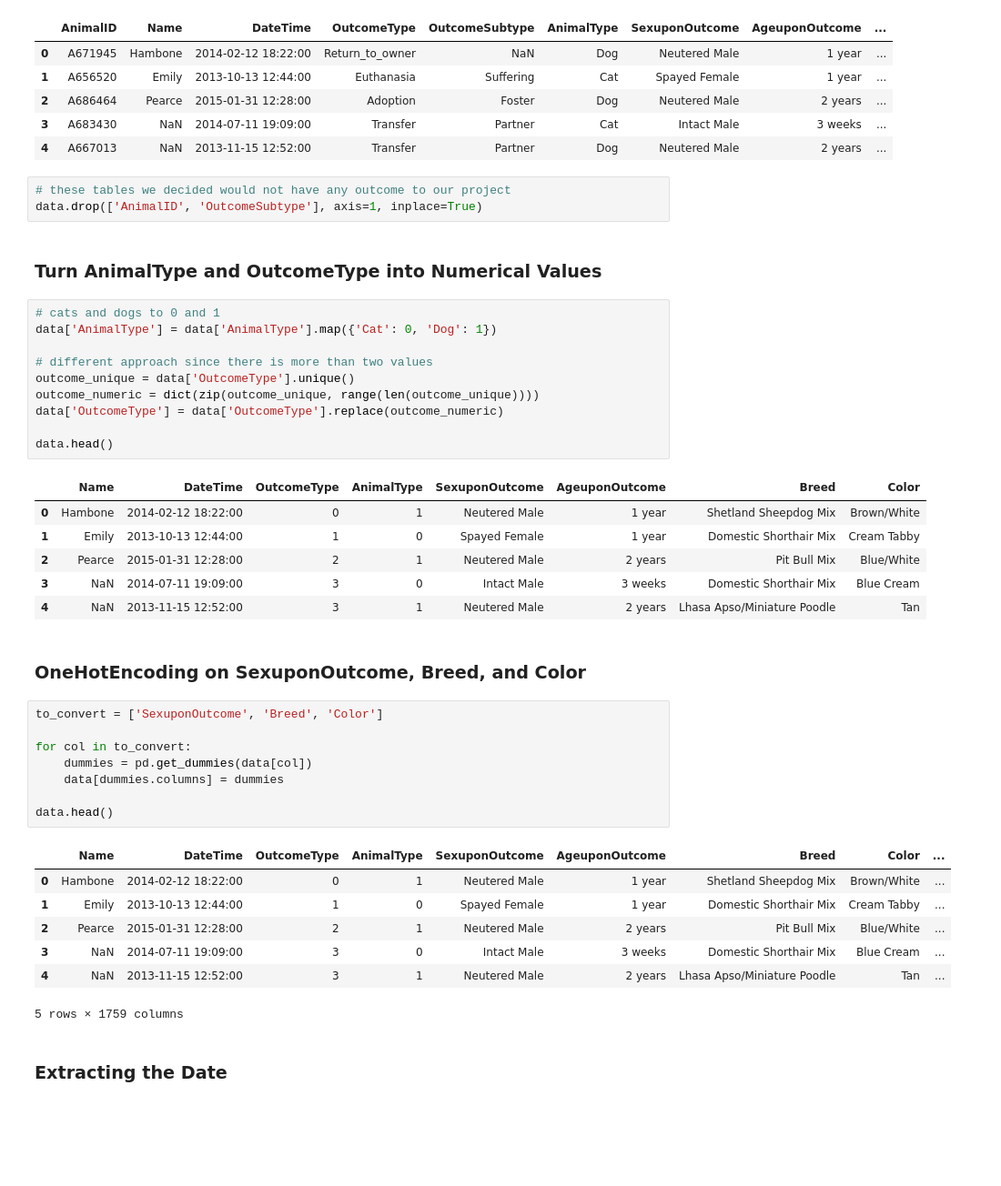
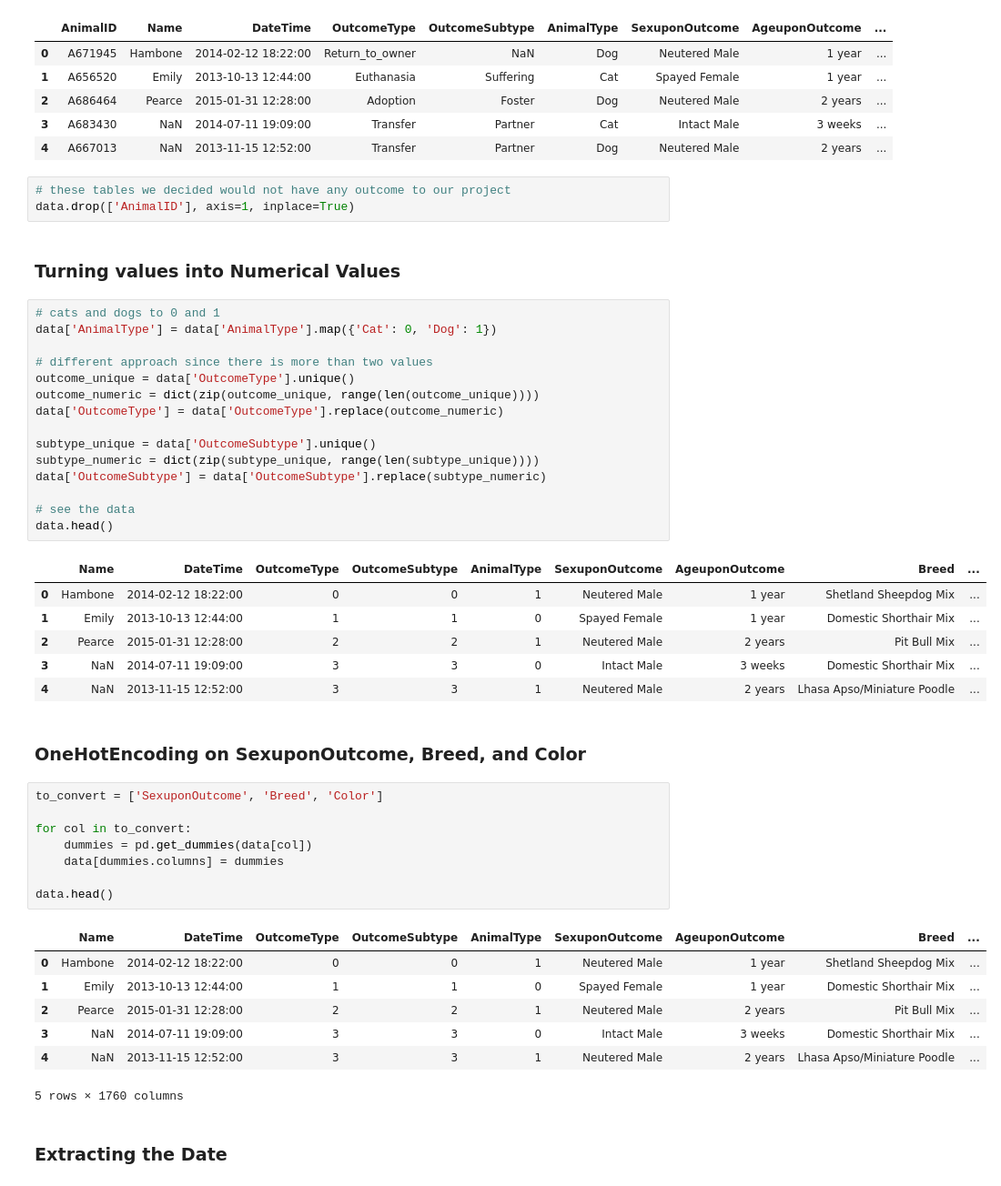
Before and after one commit to cedrictongg/CS5661_DataScience, a Jupyter notebook: FinalProject_Master.ipynb, the cells around one changed output. Shown: that part at 91% size. Drawn from its saved outputs; the diff is of its cells as text; blank space fills up the shorter version.

```diff
--- a/FinalProject_Master.ipynb
+++ b/FinalProject_Master.ipynb
@@ -26,26 +26,31 @@ data.head()
 | 4 | A667013 | NaN | 2013-11-15 12:52:00 | Transfer | Partner | Dog | Neutered Male | 2 years | ... |
 # %%
 # these tables we decided would not have any outcome to our project
-data.drop(['AnimalID', 'OutcomeSubtype'], axis=1, inplace=True)
+data.drop(['AnimalID'], axis=1, inplace=True)
 # %% [markdown]
-### Turn AnimalType and OutcomeType into Numerical Values
+### Turning values into Numerical Values
 # %%
 # cats and dogs to 0 and 1
 data['AnimalType'] = data['AnimalType'].map({'Cat': 0, 'Dog': 1})
 
 # different approach since there is more than two values
 outcome_unique = data['OutcomeType'].unique()
 outcome_numeric = dict(zip(outcome_unique, range(len(outcome_unique))))
 data['OutcomeType'] = data['OutcomeType'].replace(outcome_numeric)
 
+subtype_unique = data['OutcomeSubtype'].unique()
+subtype_numeric = dict(zip(subtype_unique, range(len(subtype_unique))))
+data['OutcomeSubtype'] = data['OutcomeSubtype'].replace(subtype_numeric)
+
+# see the data
 data.head()
 # %% [output]
-|  | Name | DateTime | OutcomeType | AnimalType | SexuponOutcome | AgeuponOutcome | Breed | Color |
-| 0 | Hambone | 2014-02-12 18:22:00 | 0 | 1 | Neutered Male | 1 year | Shetland Sheepdog Mix | Brown/White |
-| 1 | Emily | 2013-10-13 12:44:00 | 1 | 0 | Spayed Female | 1 year | Domestic Shorthair Mix | Cream Tabby |
-| 2 | Pearce | 2015-01-31 12:28:00 | 2 | 1 | Neutered Male | 2 years | Pit Bull Mix | Blue/White |
-| 3 | NaN | 2014-07-11 19:09:00 | 3 | 0 | Intact Male | 3 weeks | Domestic Shorthair Mix | Blue Cream |
-| 4 | NaN | 2013-11-15 12:52:00 | 3 | 1 | Neutered Male | 2 years | Lhasa Apso/Miniature Poodle | Tan |
+|  | Name | DateTime | OutcomeType | OutcomeSubtype | AnimalType | SexuponOutcome | AgeuponOutcome | Breed | ... |
+| 0 | Hambone | 2014-02-12 18:22:00 | 0 | 0 | 1 | Neutered Male | 1 year | Shetland Sheepdog Mix | ... |
+| 1 | Emily | 2013-10-13 12:44:00 | 1 | 1 | 0 | Spayed Female | 1 year | Domestic Shorthair Mix | ... |
+| 2 | Pearce | 2015-01-31 12:28:00 | 2 | 2 | 1 | Neutered Male | 2 years | Pit Bull Mix | ... |
+| 3 | NaN | 2014-07-11 19:09:00 | 3 | 3 | 0 | Intact Male | 3 weeks | Domestic Shorthair Mix | ... |
+| 4 | NaN | 2013-11-15 12:52:00 | 3 | 3 | 1 | Neutered Male | 2 years | Lhasa Apso/Miniature Poodle | ... |
 # %% [markdown]
 ### OneHotEncoding on SexuponOutcome, Breed, and Color
 # %%
@@ -57,13 +62,13 @@ for col in to_convert:
 
 data.head()
 # %% [output]
-|  | Name | DateTime | OutcomeType | AnimalType | SexuponOutcome | AgeuponOutcome | Breed | Color | ... |
-| 0 | Hambone | 2014-02-12 18:22:00 | 0 | 1 | Neutered Male | 1 year | Shetland Sheepdog Mix | Brown/White | ... |
-| 1 | Emily | 2013-10-13 12:44:00 | 1 | 0 | Spayed Female | 1 year | Domestic Shorthair Mix | Cream Tabby | ... |
-| 2 | Pearce | 2015-01-31 12:28:00 | 2 | 1 | Neutered Male | 2 years | Pit Bull Mix | Blue/White | ... |
-| 3 | NaN | 2014-07-11 19:09:00 | 3 | 0 | Intact Male | 3 weeks | Domestic Shorthair Mix | Blue Cream | ... |
-| 4 | NaN | 2013-11-15 12:52:00 | 3 | 1 | Neutered Male | 2 years | Lhasa Apso/Miniature Poodle | Tan | ... |
+|  | Name | DateTime | OutcomeType | OutcomeSubtype | AnimalType | SexuponOutcome | AgeuponOutcome | Breed | ... |
+| 0 | Hambone | 2014-02-12 18:22:00 | 0 | 0 | 1 | Neutered Male | 1 year | Shetland Sheepdog Mix | ... |
+| 1 | Emily | 2013-10-13 12:44:00 | 1 | 1 | 0 | Spayed Female | 1 year | Domestic Shorthair Mix | ... |
+| 2 | Pearce | 2015-01-31 12:28:00 | 2 | 2 | 1 | Neutered Male | 2 years | Pit Bull Mix | ... |
+| 3 | NaN | 2014-07-11 19:09:00 | 3 | 3 | 0 | Intact Male | 3 weeks | Domestic Shorthair Mix | ... |
+| 4 | NaN | 2013-11-15 12:52:00 | 3 | 3 | 1 | Neutered Male | 2 years | Lhasa Apso/Miniature Poodle | ... |
-5 rows × 1759 columns
+5 rows × 1760 columns
 # %% [markdown]
 ### Extracting the Date
 # %%
```
Also changed, not shown: parts of 23 cells of this notebook.
